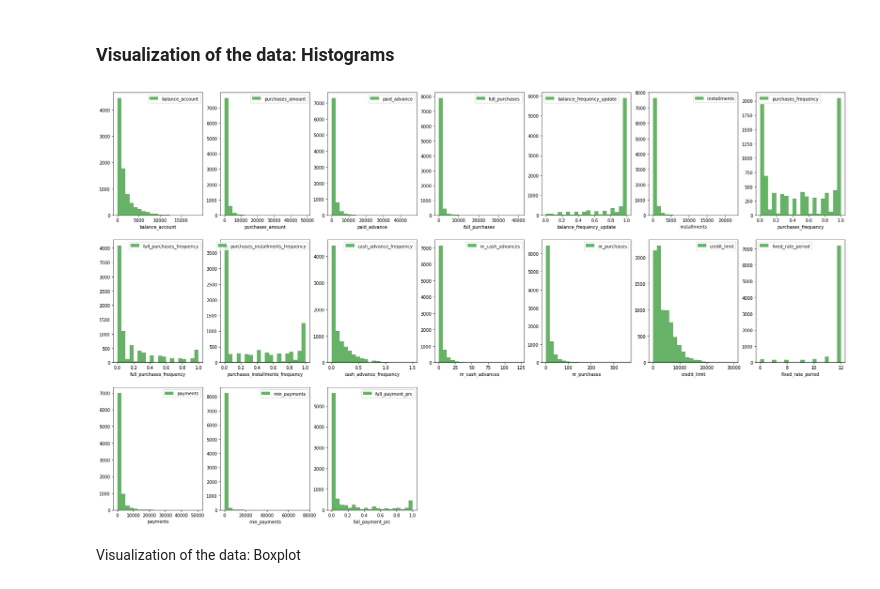
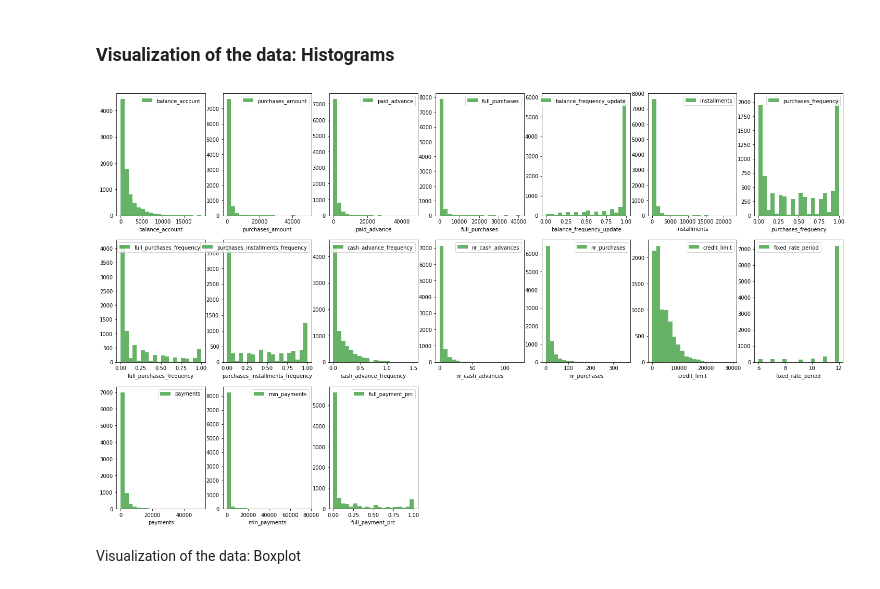
Before and after one commit to nattzza/Credit-Card-Customer-Segmenation, a Jupyter notebook: ML_Day_9_Credit_Card_Customer_Segmentation.ipynb, the cells around one changed output. Drawn from its saved outputs; the diff is of its cells as text; code cells hidden in the pictures.

```diff
--- a/ML_Day_9_Credit_Card_Customer_Segmentation.ipynb
+++ b/ML_Day_9_Credit_Card_Customer_Segmentation.ipynb
@@ -346,10 +346,10 @@ h = sns.heatmap(
 # %% [markdown]
 ### Visualization of the data: Histograms
 # %%
-plot_distrib(df_df, ncols=7, nrows=5, figsize=(30, 30))
+plot_distrib(df_df, ncols=7, nrows=5, figsize=(25, 25))
 # calling the function we defined at the beginning of this notebook
 # %% [output]
-[figure, old version]
+[figure, new version]
 # %% [markdown]
 Visualization of the data: Boxplot
 # %%
```
Also changed, not shown: parts of 1 cell of this notebook.
